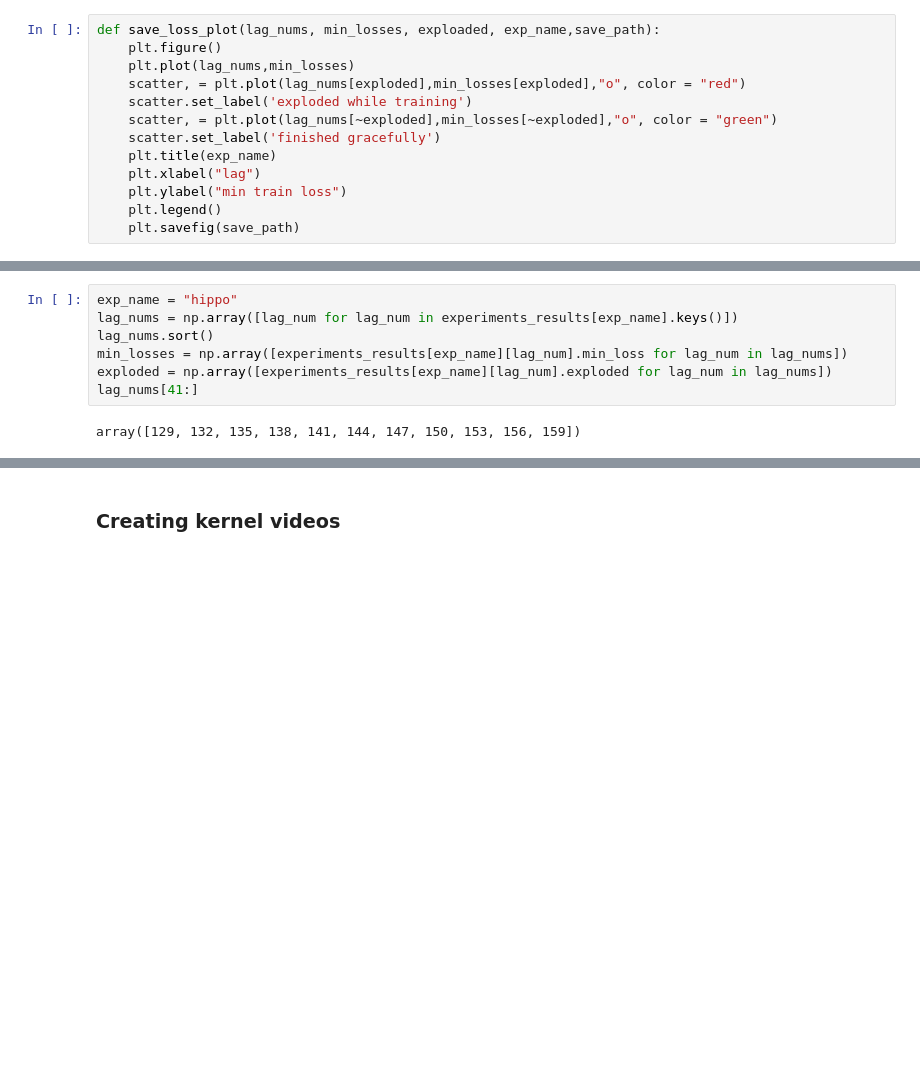
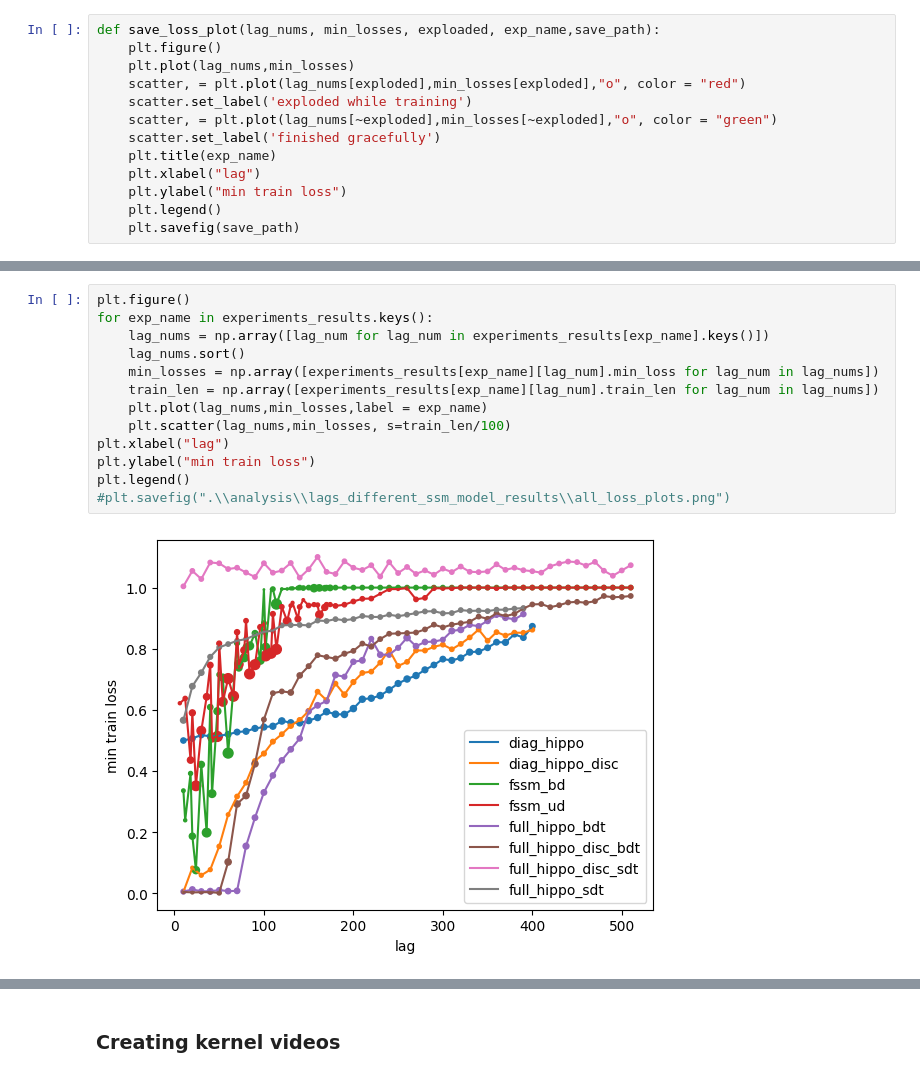
Before and after one commit to YuvMilo/SequenceModelLab, a Jupyter notebook: analysis/lags_of_different_ssm_models.ipynb, the cells around one changed output, grey strips where cells are left out. Cells and saved outputs as stored; diff of their text form; blank space fills up the shorter version.

```diff
--- a/analysis/lags_of_different_ssm_models.ipynb
+++ b/analysis/lags_of_different_ssm_models.ipynb
@@ -101,10 +134,16 @@ hippo_disc
 # %%
-exp_name = "hippo"
-lag_nums = np.array([lag_num for lag_num in experiments_results[exp_name].keys()])
-lag_nums.sort()
-min_losses = np.array([experiments_results[exp_name][lag_num].min_loss for lag_num in lag_nums])
-exploded = np.array([experiments_results[exp_name][lag_num].exploded for lag_num in lag_nums])
-lag_nums[41:]
+plt.figure()
+for exp_name in experiments_results.keys():
+    lag_nums = np.array([lag_num for lag_num in experiments_results[exp_name].keys()])
+    lag_nums.sort()
+    min_losses = np.array([experiments_results[exp_name][lag_num].min_loss for lag_num in lag_nums])
+    train_len = np.array([experiments_results[exp_name][lag_num].train_len for lag_num in lag_nums])
+    plt.plot(lag_nums,min_losses,label = exp_name)
+    plt.scatter(lag_nums,min_losses, s=train_len/100)
+plt.xlabel("lag")
+plt.ylabel("min train loss")
+plt.legend()
+#plt.savefig(".\\analysis\\lags_different_ssm_model_results\\all_loss_plots.png")
 # %% [output]
-array([129, 132, 135, 138, 141, 144, 147, 150, 153, 156, 159])
+[figure, added]
 # %%
```
Also changed, not shown: parts of 37 cells of this notebook, 14 other files.
